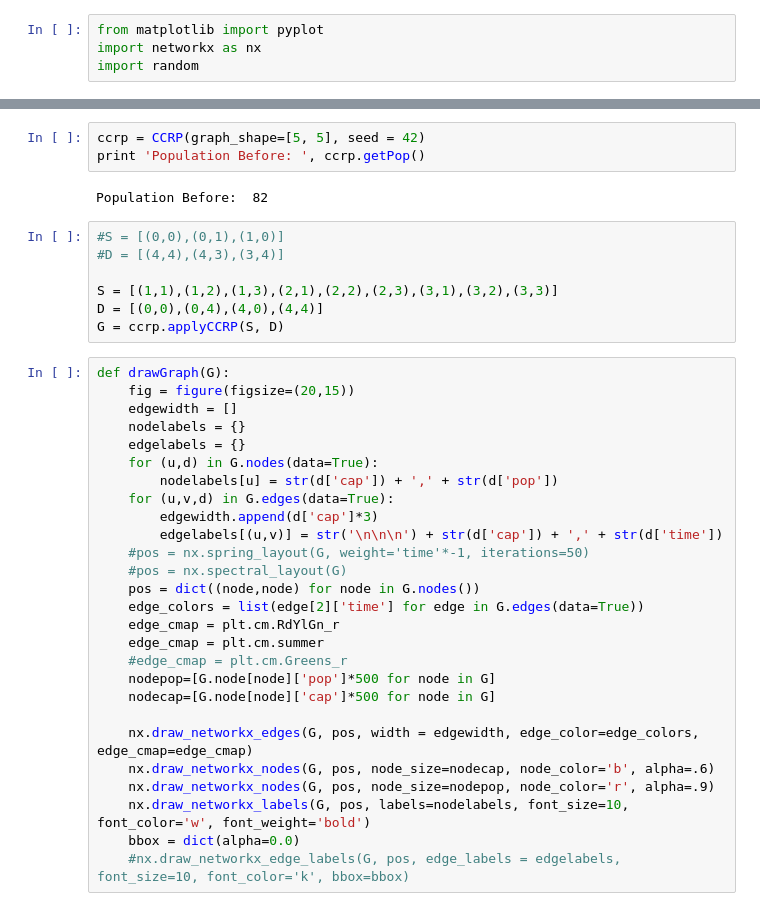
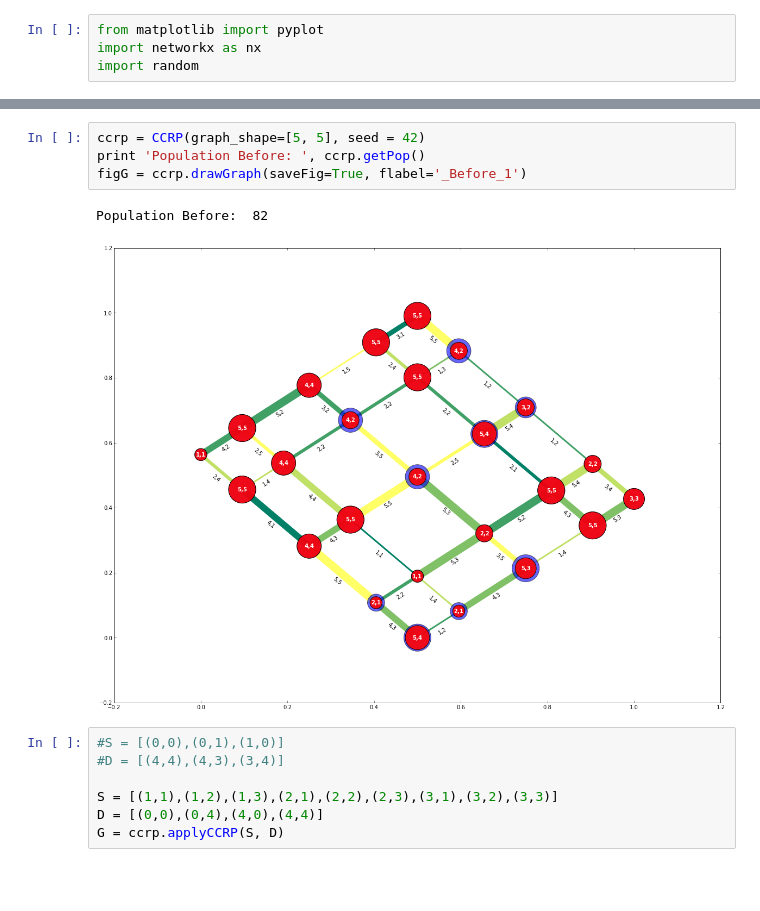
Before and after one commit to ruffsl/CS6601P1, a Jupyter notebook: Code/Python/Scrap Work.ipynb, the cells around one changed output, grey strips where cells are left out. Drawn from its saved outputs; the diff is of its cells as text; blank space fills up the shorter version.

```diff
--- a/Code/Python/Scrap Work.ipynb
+++ b/Code/Python/Scrap Work.ipynb
@@ -184,8 +220,10 @@ class CCRP(object):
 # %%
 ccrp = CCRP(graph_shape=[5, 5], seed = 42)
 print 'Population Before: ', ccrp.getPop()
+figG = ccrp.drawGraph(saveFig=True, flabel='_Before_1')
 # %% [output]
 Population Before:  82
+[figure, added]
 # %%
 #S = [(0,0),(0,1),(1,0)]
 #D = [(4,4),(4,3),(3,4)]
@@ -193,32 +231,5 @@ Population Before:  82
 S = [(1,1),(1,2),(1,3),(2,1),(2,2),(2,3),(3,1),(3,2),(3,3)]
 D = [(0,0),(0,4),(4,0),(4,4)]
 G = ccrp.applyCCRP(S, D)
-# %%
-def drawGraph(G):
-    fig = figure(figsize=(20,15))
-    edgewidth = []
-    nodelabels = {}
-    edgelabels = {}
-    for (u,d) in G.nodes(data=True):
-        nodelabels[u] = str(d['cap']) + ',' + str(d['pop'])
-    for (u,v,d) in G.edges(data=True):
-        edgewidth.append(d['cap']*3)
-        edgelabels[(u,v)] = str('\n\n\n') + str(d['cap']) + ',' + str(d['time'])
-    #pos = nx.spring_layout(G, weight='time'*-1, iterations=50)
-    #pos = nx.spectral_layout(G)
-    pos = dict((node,node) for node in G.nodes())
-    edge_colors = list(edge[2]['time'] for edge in G.edges(data=True))
-    edge_cmap = plt.cm.RdYlGn_r
-    edge_cmap = plt.cm.summer
-    #edge_cmap = plt.cm.Greens_r
-    nodepop=[G.node[node]['pop']*500 for node in G]
-    nodecap=[G.node[node]['cap']*500 for node in G]
-
-    nx.draw_networkx_edges(G, pos, width = edgewidth, edge_color=edge_colors, edge_cmap=edge_cmap)
-    nx.draw_networkx_nodes(G, pos, node_size=nodecap, node_color='b', alpha=.6)
-    nx.draw_networkx_nodes(G, pos, node_size=nodepop, node_color='r', alpha=.9)
-    nx.draw_networkx_labels(G, pos, labels=nodelabels, font_size=10, font_color='w', font_weight='bold')
-    bbox = dict(alpha=0.0)
-    #nx.draw_networkx_edge_labels(G, pos, edge_labels = edgelabels, font_size=10, font_color='k', bbox=bbox)
 # %%
 #nx.draw_spectral(G)
```
Also changed, not shown: parts of 2 cells of this notebook, 2 other files.
